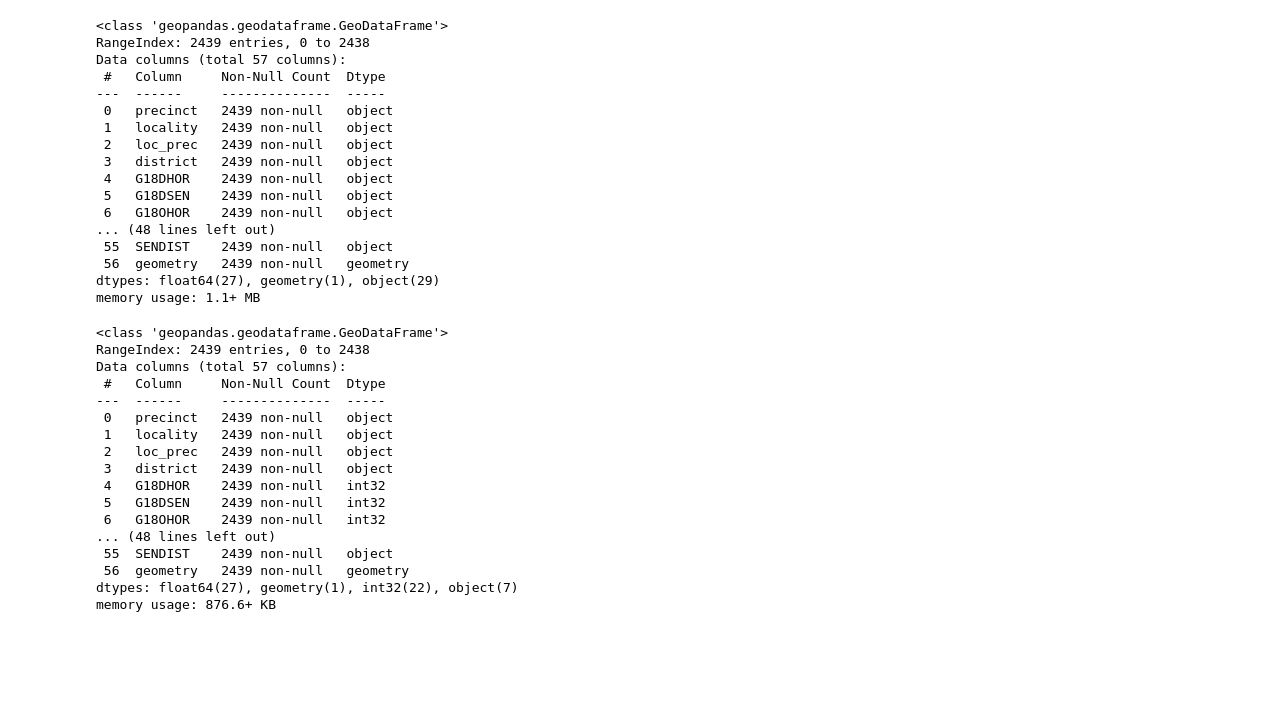
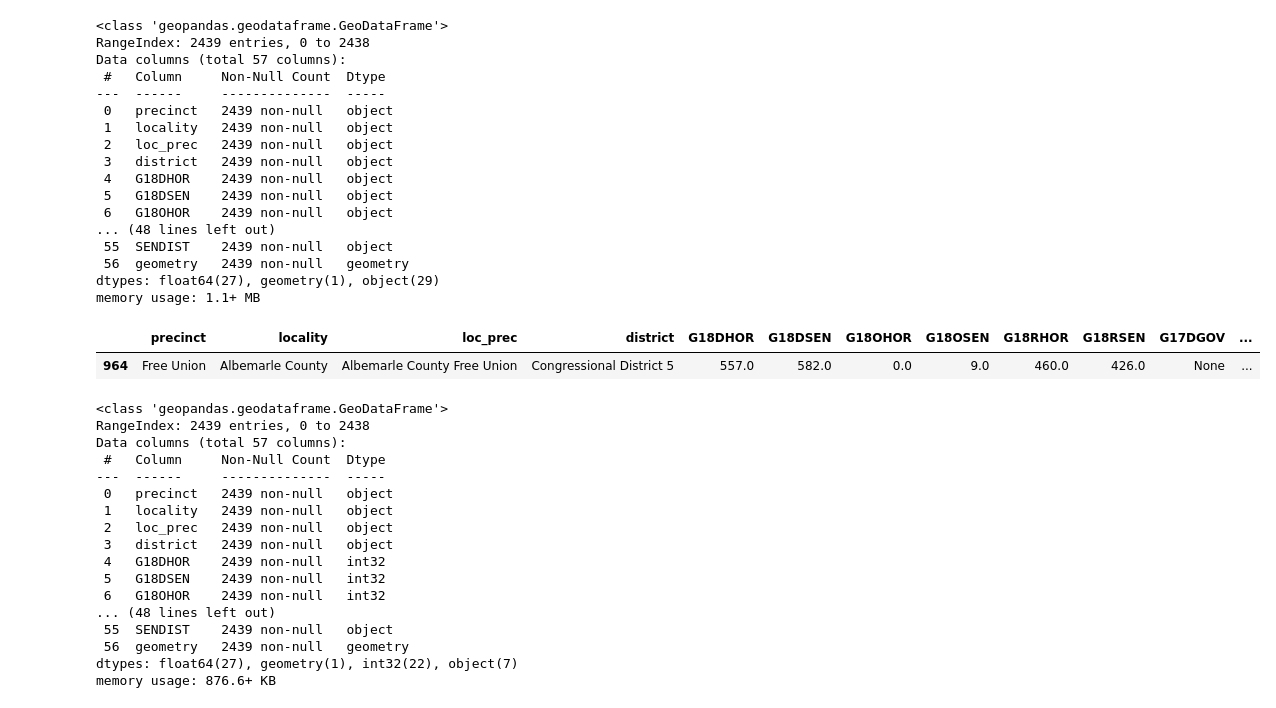
Before and after one commit to RahulReady/Redistricting-Project, a Jupyter notebook: VA Redistricting Plan.ipynb, the cells around one changed output. Saved outputs shown, nothing was run; the diff lists cells and outputs as text; code cells hidden in the pictures; blank space fills up the shorter version.

```diff
--- a/VA Redistricting Plan.ipynb
+++ b/VA Redistricting Plan.ipynb
@@ -70,5 +93,11 @@ Data columns (total 57 columns):
  56  geometry   2439 non-null   geometry
 dtypes: float64(27), geometry(1), object(29)
 memory usage: 1.1+ MB
+# %%
+# Detect null values
+df[df.G17DGOV.isnull()]
+# %% [output]
+|  | precinct | locality | loc_prec | district | G18DHOR | G18DSEN | G18OHOR | G18OSEN | G18RHOR | G18RSEN | G17DGOV | ... |
+| 964 | Free Union | Albemarle County | Albemarle County Free Union | Congressional District 5 | 557.0 | 582.0 | 0.0 | 9.0 | 460.0 | 426.0 | None | ... |
 # %%
 # Fix UserWarning: NA values found in column G17DGOV!
```
Also changed, not shown: parts of 10 cells of this notebook.
